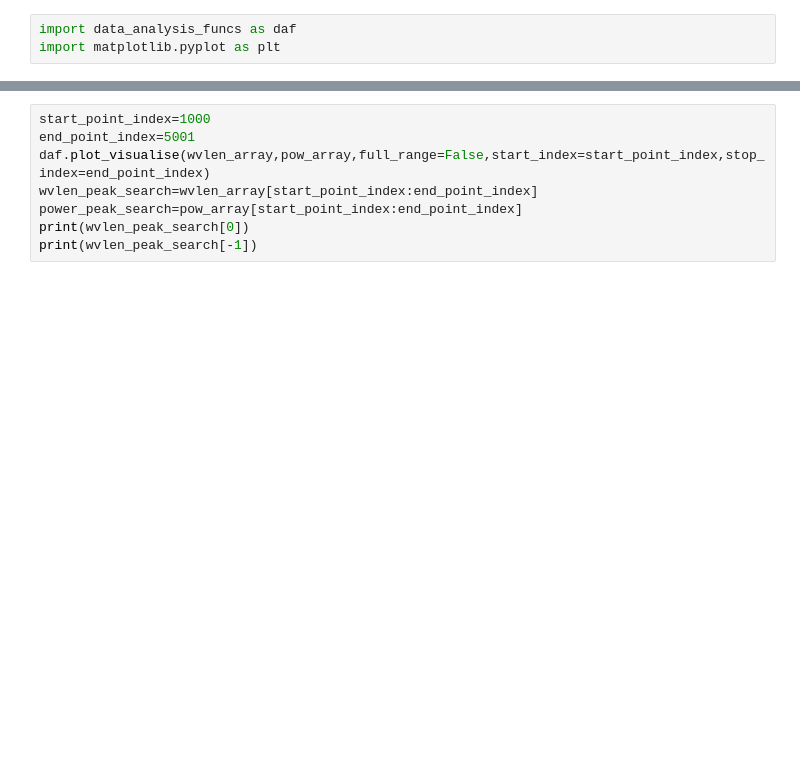
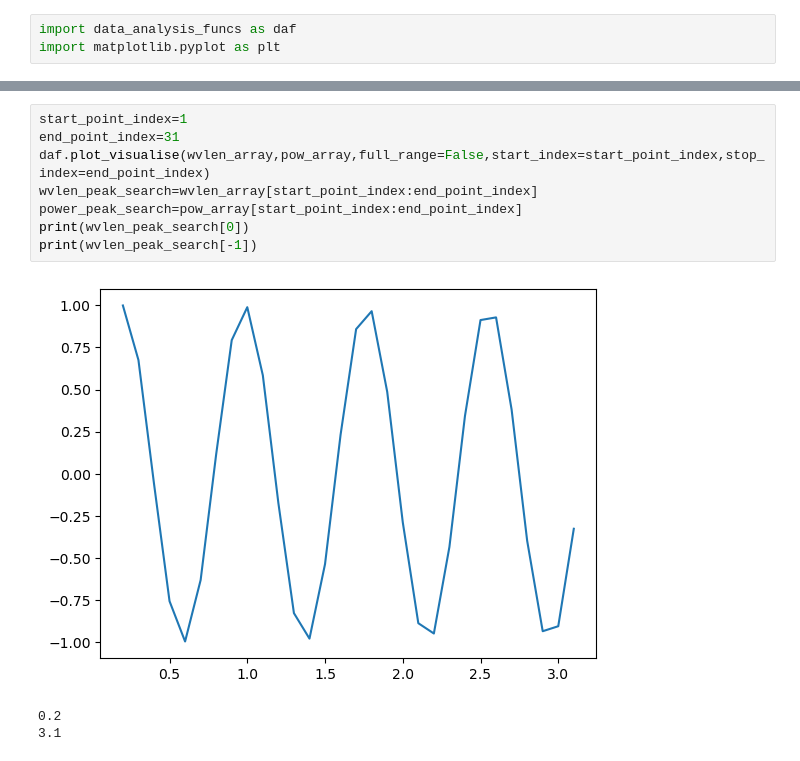
Before and after one commit to tdasanjh/team-chip-project, a Jupyter notebook: data_analysis/data_analysis_notebook.ipynb, the cells around one changed output, grey strips where cells are left out. Cells and saved outputs as stored; diff of their text form; blank space fills up the shorter version.

```diff
--- a/data_analysis/data_analysis_notebook.ipynb
+++ b/data_analysis/data_analysis_notebook.ipynb
@@ -8,9 +10,13 @@ daf.plot_visualise(wvlen_array,pow_array, full_range=True)
 # %%
-start_point_index=1000
-end_point_index=5001
+start_point_index=1
+end_point_index=31
 daf.plot_visualise(wvlen_array,pow_array,full_range=False,start_index=start_point_index,stop_index=end_point_index)
 wvlen_peak_search=wvlen_array[start_point_index:end_point_index]
 power_peak_search=pow_array[start_point_index:end_point_index]
 print(wvlen_peak_search[0])
 print(wvlen_peak_search[-1])
+# %% [output]
+[figure, added]
+0.2
+3.1
 # %%
```
Also changed, not shown: parts of 3 cells of this notebook.
